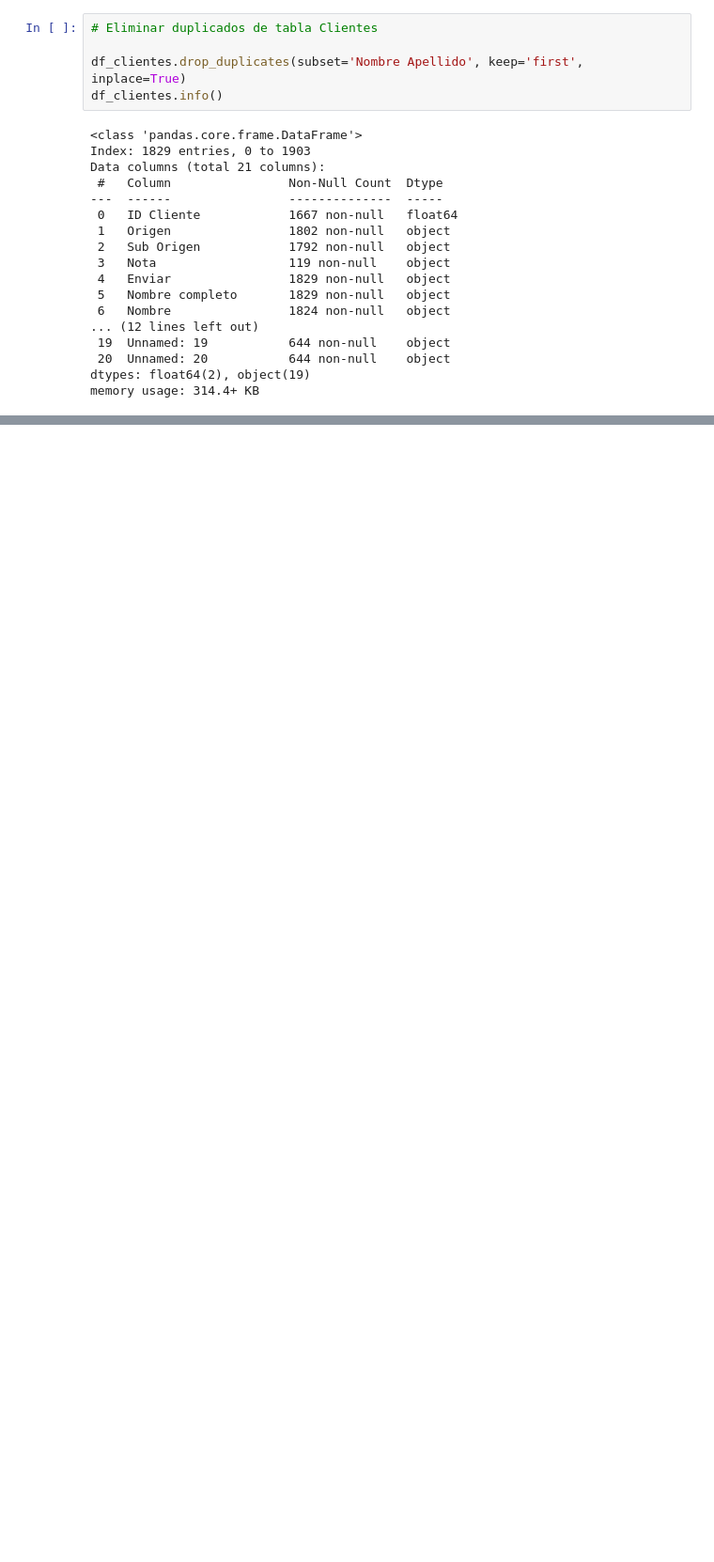
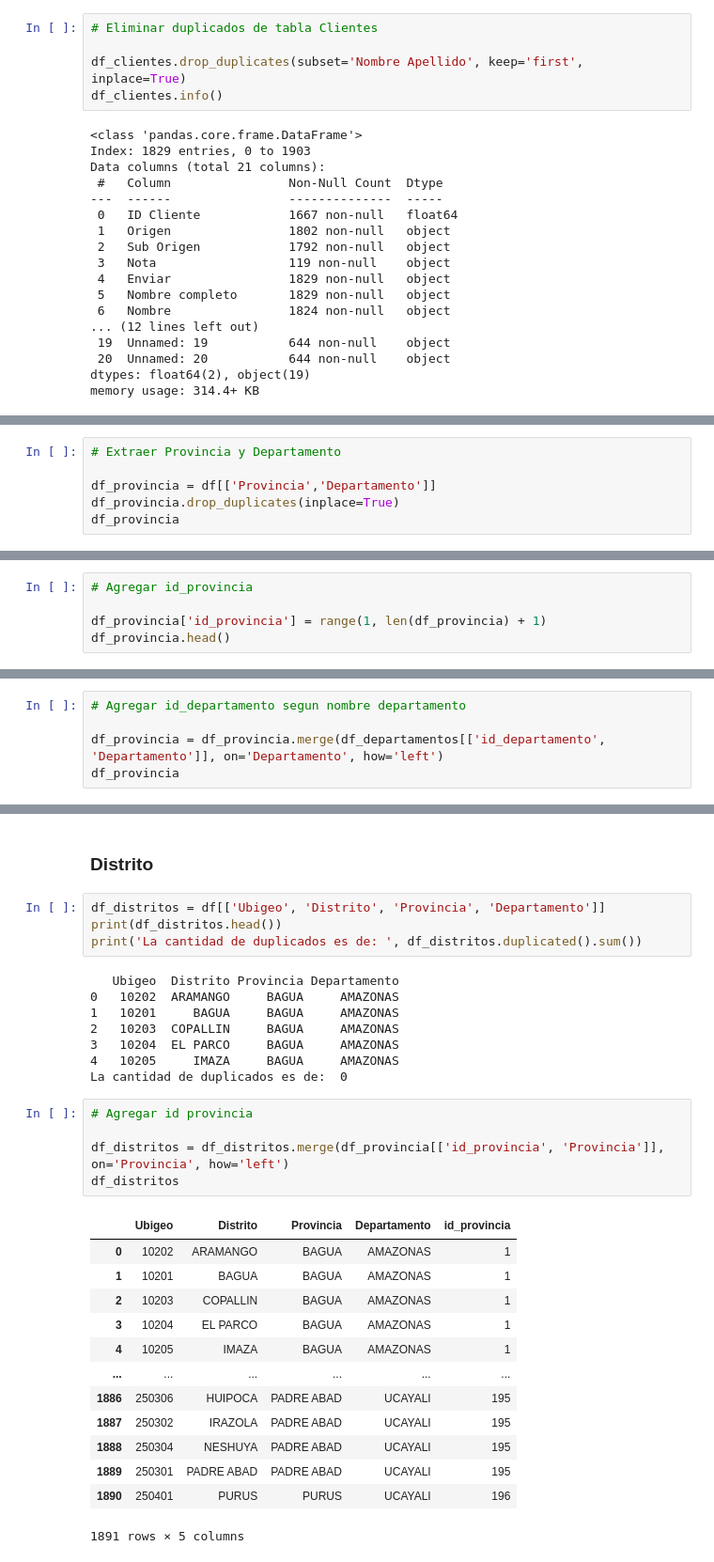
Before and after one commit to hzaquelli82/KZ_proyect, a Jupyter notebook: ETL_inicial.ipynb, the cells around one changed output, grey strips where cells are left out. Shown at 94% size. Drawn from its saved outputs; the diff is of its cells as text; blank space fills up the shorter version.

```diff
--- a/ETL_inicial.ipynb
+++ b/ETL_inicial.ipynb
@@ -183,0 +625,6 @@ df_delivery_most_frequent_address
+# %%
+# Extraer Provincia y Departamento
+
+df_provincia = df[['Provincia','Departamento']]
+df_provincia.drop_duplicates(inplace=True)
+df_provincia
@@ -183,0 +649,5 @@ df_delivery_most_frequent_address
+# %%
+# Agregar id_provincia
+
+df_provincia['id_provincia'] = range(1, len(df_provincia) + 1)
+df_provincia.head()
@@ -183,0 +666,5 @@ df_delivery_most_frequent_address
+# %%
+# Agregar id_departamento segun nombre departamento
+
+df_provincia = df_provincia.merge(df_departamentos[['id_departamento', 'Departamento']], on='Departamento', how='left')
+df_provincia
@@ -183,0 +726,33 @@ df_delivery_most_frequent_address
+# %% [markdown]
+### Distrito
+# %%
+df_distritos = df[['Ubigeo', 'Distrito', 'Provincia', 'Departamento']]
+print(df_distritos.head())
+print('La cantidad de duplicados es de: ', df_distritos.duplicated().sum())
+# %% [output]
+   Ubigeo  Distrito Provincia Departamento
+0   10202  ARAMANGO     BAGUA     AMAZONAS
+1   10201     BAGUA     BAGUA     AMAZONAS
+2   10203  COPALLIN     BAGUA     AMAZONAS
+3   10204  EL PARCO     BAGUA     AMAZONAS
+4   10205     IMAZA     BAGUA     AMAZONAS
+La cantidad de duplicados es de:  0
+# %%
+# Agregar id provincia
+
+df_distritos = df_distritos.merge(df_provincia[['id_provincia', 'Provincia']], on='Provincia', how='left')
+df_distritos
+# %% [output]
+|  | Ubigeo | Distrito | Provincia | Departamento | id_provincia |
+| 0 | 10202 | ARAMANGO | BAGUA | AMAZONAS | 1 |
+| 1 | 10201 | BAGUA | BAGUA | AMAZONAS | 1 |
+| 2 | 10203 | COPALLIN | BAGUA | AMAZONAS | 1 |
+| 3 | 10204 | EL PARCO | BAGUA | AMAZONAS | 1 |
+| 4 | 10205 | IMAZA | BAGUA | AMAZONAS | 1 |
+| ... | ... | ... | ... | ... | ... |
+| 1886 | 250306 | HUIPOCA | PADRE ABAD | UCAYALI | 195 |
+| 1887 | 250302 | IRAZOLA | PADRE ABAD | UCAYALI | 195 |
+| 1888 | 250304 | NESHUYA | PADRE ABAD | UCAYALI | 195 |
+| 1889 | 250301 | PADRE ABAD | PADRE ABAD | UCAYALI | 195 |
+| 1890 | 250401 | PURUS | PURUS | UCAYALI | 196 |
+1891 rows × 5 columns
```
Also changed, not shown: parts of 36 cells of this notebook.
